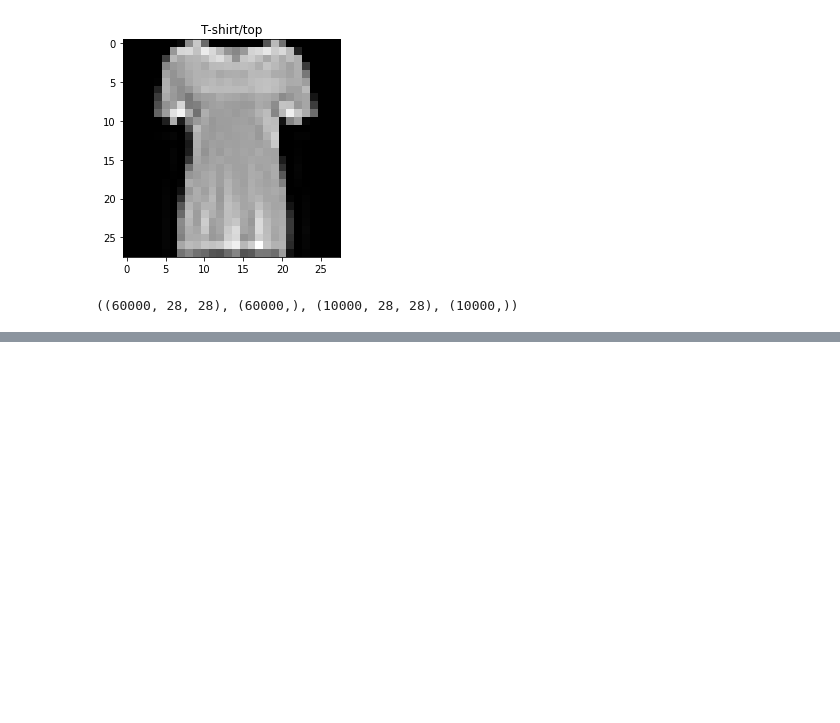
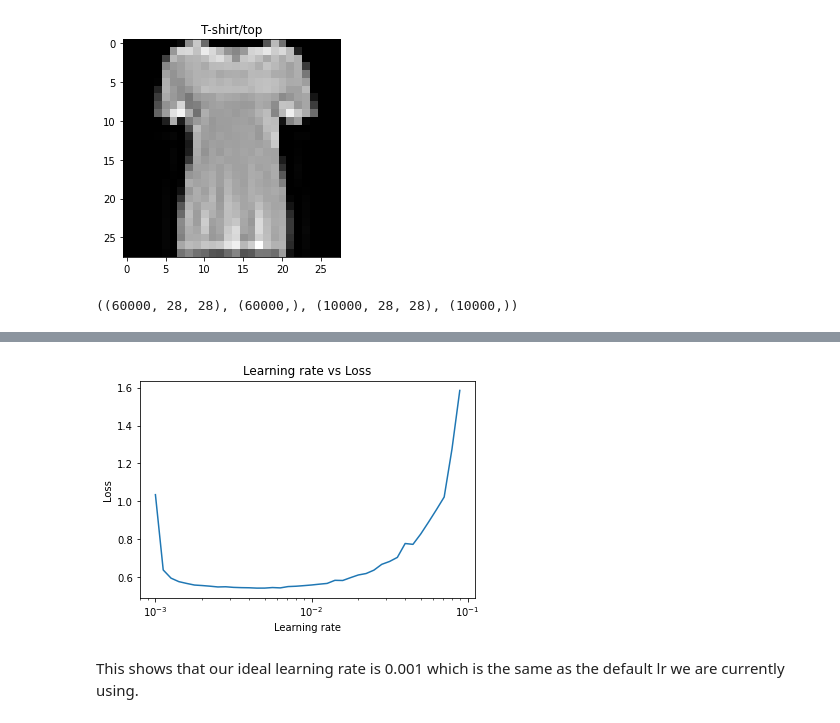
Before and after one commit to Shubhranshu-Malhotra/Tensorflow-Developer-ZTM, a Jupyter notebook: [Practice_Project]_02_neural_network_classification_in_tensorflow.ipynb, the cells around one changed output, grey strips where cells are left out. Drawn from its saved outputs; the diff is of its cells as text; code cells hidden in the pictures; blank space fills up the shorter version.

```diff
--- a/[Practice_Project]_02_neural_network_classification_in_tensorflow.ipynb
+++ b/[Practice_Project]_02_neural_network_classification_in_tensorflow.ipynb
@@ -107,0 +307,21 @@ visualize_data(X_train, y_train)
+# %%
+tf.random.set_seed(42)
+
+model_4 = tf.keras.Sequential([
+                               tf.keras.layers.Flatten(input_shape = (28,28)),
+                               tf.keras.layers.Dense(4, activation = 'relu'),
+                               tf.keras.layers.Dense(4, activation = 'relu'),
+                               tf.keras.layers.Dense(10, activation = 'softmax')
+])
+
+
+model_4.compile(loss = tf.keras.losses.SparseCategoricalCrossentropy(),
+                optimizer = tf.keras.optimizers.Adam(),
+                metrics = ['acc'])
+
+lr_scheduler = tf.keras.callbacks.LearningRateScheduler(lambda epoch: 1e-3 * 10**(epoch/20))
+
+find_lr_history = model_4.fit(norm_X_train, y_train,
+                        epochs = 40,
+                        validation_data = (norm_X_test, y_test),
+                        callbacks = [lr_scheduler])
@@ -107,0 +346,12 @@ visualize_data(X_train, y_train)
+# %%
+# Plot learnign rate decay curve [Important]
+
+lrs = 1e-3 * 10**(tf.range(40)/20)
+plt.semilogx(lrs, find_lr_history.history['loss'])
+plt.xlabel('Learning rate')
+plt.ylabel('Loss')
+plt.title('Learning rate vs Loss');
+# %% [output]
+[figure, added]
+# %% [markdown]
+This shows that our ideal learning rate is 0.001 which is the same as the default lr we are currently using.
```
Also changed, not shown: parts of 22 cells of this notebook.
